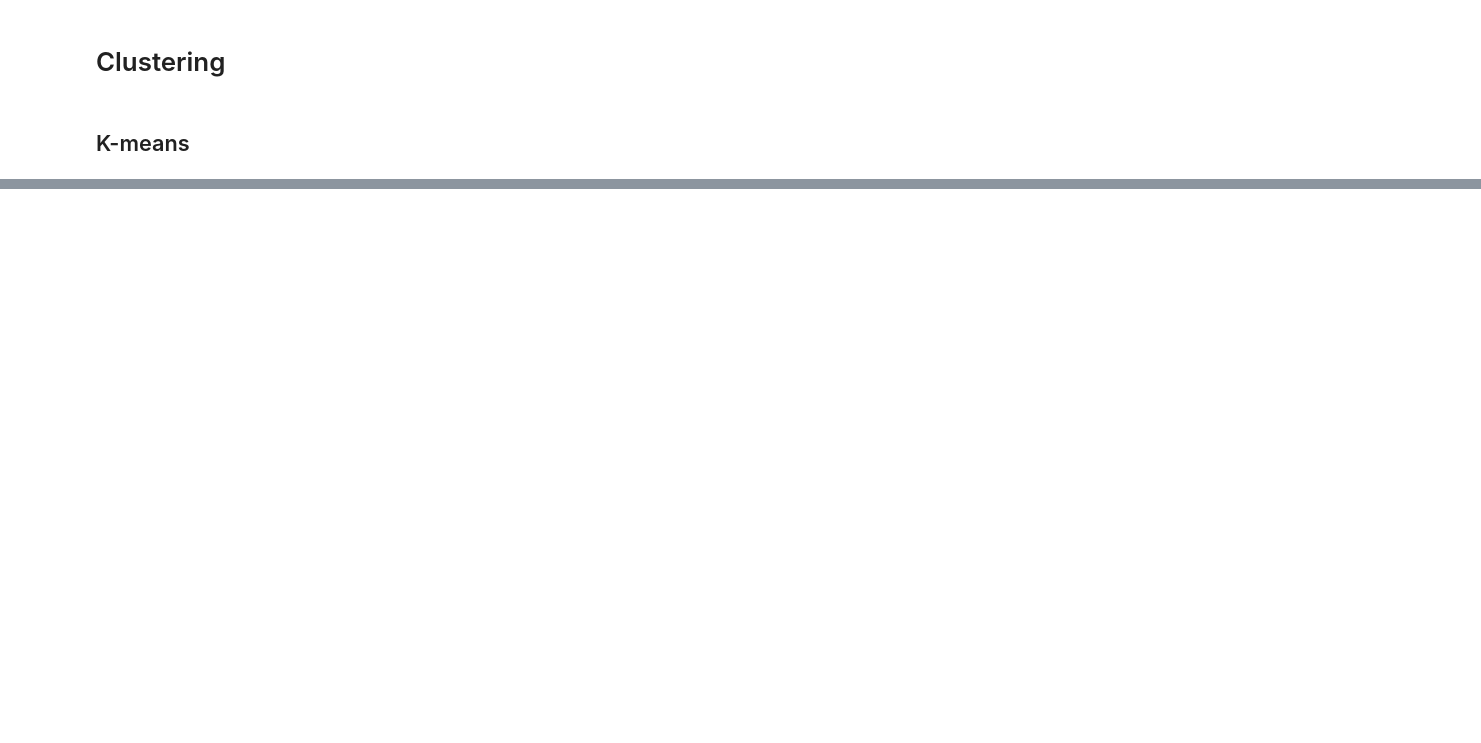
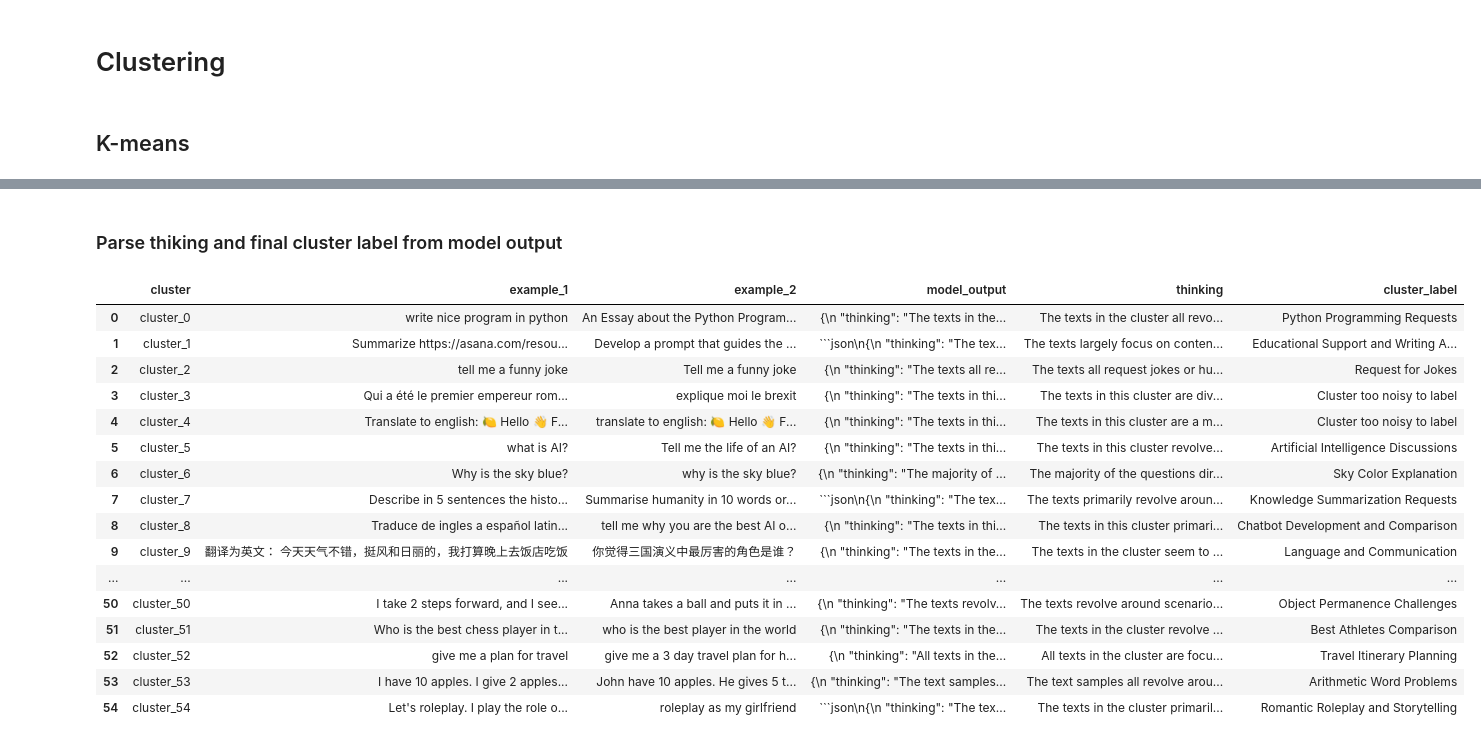
Before and after one commit to denniscodesclean/embedding-cluster-labeling, a Jupyter notebook: bert-clustering.ipynb, the cells around one changed output, grey strips where cells are left out. Drawn from its saved outputs; the diff is of its cells as text; code cells hidden in the pictures; blank space fills up the shorter version.

````diff
--- a/bert-clustering.ipynb
+++ b/bert-clustering.ipynb
@@ -94,6 +119,4 @@ find_similar_question(embeddings, unique_questions, "recommend me a camera", top
 # %%
-from sklearn.cluster import KMeans
-
-num_clusters = 15
-kmeans = KMeans(n_clusters=num_clusters, n_init=10, random_state=42)
+num_clusters = 55
+kmeans = KMeans(n_clusters=num_clusters, n_init=15, random_state=42)
 cluster_labels = kmeans.fit_predict(embeddings)
@@ -160,0 +213,6 @@ rep_records['cluster_0'][:5]
+# %%
+# prompt preview
+for key, value in list(rep_records.items())[:1]:
+    inputs=prompt.format(cluster=value)
+    print(key)
+    print(inputs)
@@ -160,0 +237,7 @@ rep_records['cluster_0'][:5]
+# %%
+from openai import OpenAI
+
+secret_label_1 = "OpenAI API Key"
+secret_value_1 = UserSecretsClient().get_secret(secret_label_1)
+
+client = OpenAI(api_key=secret_value_1)
@@ -160,0 +275,42 @@ rep_records['cluster_0'][:5]
+# %% [markdown]
+### Parse thiking and final cluster label from model output
+# %%
+import json
+import re
+
+def parse_model_output(text):
+    # remove code block markers like ```json or ```
+    cleaned_text = re.sub(r"^```(?:json)?\s*|\s*```$", "", text.strip(), flags=re.MULTILINE)
+
+    # try to parse JSON
+    try:
+        parsed = json.loads(cleaned_text)
+        thinking = parsed.get("thinking", "").strip()
+        decision = parsed.get("decision", "").strip()
+    except json.JSONDecodeError:
+        thinking = ""
+        decision = ""
+
+    return thinking, decision
+# %%
+df[['thinking','cluster_label']] = df['model_output'].apply(lambda x: pd.Series(parse_model_output(x)))
+df['cluster_size'] =
+df
+# %% [output]
+|  | cluster | example_1 | example_2 | model_output | thinking | cluster_label |
+| 0 | cluster_0 | write nice program in python | An Essay about the Python Program... | {\n "thinking": "The texts in the... | The texts in the cluster all revo... | Python Programming Requests |
+| 1 | cluster_1 | Summarize https://asana.com/resou... | Develop a prompt that guides the ... | ```json\n{\n "thinking": "The tex... | The texts largely focus on conten... | Educational Support and Writing A... |
+| 2 | cluster_2 | tell me a funny joke | Tell me a funny joke | {\n "thinking": "The texts all re... | The texts all request jokes or hu... | Request for Jokes |
+| 3 | cluster_3 | Qui a été le premier empereur rom... | explique moi le brexit | {\n "thinking": "The texts in thi... | The texts in this cluster are div... | Cluster too noisy to label |
+| 4 | cluster_4 | Translate to english: 🍋 Hello 👋 F... | translate to english: 🍋 Hello 👋 F... | {\n "thinking": "The texts in thi... | The texts in this cluster are a m... | Cluster too noisy to label |
+| 5 | cluster_5 | what is AI? | Tell me the life of an AI? | {\n "thinking": "The texts in thi... | The texts in this cluster revolve... | Artificial Intelligence Discussions |
+| 6 | cluster_6 | Why is the sky blue? | why is the sky blue? | {\n "thinking": "The majority of ... | The majority of the questions dir... | Sky Color Explanation |
+| 7 | cluster_7 | Describe in 5 sentences the histo... | Summarise humanity in 10 words or... | ```json\n{\n "thinking": "The tex... | The texts primarily revolve aroun... | Knowledge Summarization Requests |
+| 8 | cluster_8 | Traduce de ingles a español latin... | tell me why you are the best AI o... | {\n "thinking": "The texts in thi... | The texts in this cluster primari... | Chatbot Development and Comparison |
+| 9 | cluster_9 | 翻译为英文： 今天天气不错，挺风和日丽的，我打算晚上去饭店吃饭 | 你觉得三国演义中最厉害的角色是谁？ | {\n "thinking": "The texts in the... | The texts in the cluster seem to ... | Language and Communication |
+| ... | ... | ... | ... | ... | ... | ... |
+| 50 | cluster_50 | I take 2 steps forward, and I see... | Anna takes a ball and puts it in ... | {\n "thinking": "The texts revolv... | The texts revolve around scenario... | Object Permanence Challenges |
+| 51 | cluster_51 | Who is the best chess player in t... | who is the best player in the world | {\n "thinking": "The texts in the... | The texts in the cluster revolve ... | Best Athletes Comparison |
+| 52 | cluster_52 | give me a plan for travel | give me a 3 day travel plan for h... | {\n "thinking": "All texts in the... | All texts in the cluster are focu... | Travel Itinerary Planning |
+| 53 | cluster_53 | I have 10 apples. I give 2 apples... | John have 10 apples. He gives 5 t... | {\n "thinking": "The text samples... | The text samples all revolve arou... | Arithmetic Word Problems |
+| 54 | cluster_54 | Let's roleplay. I play the role o... | roleplay as my girlfriend | ```json\n{\n "thinking": "The tex... | The texts in the cluster primaril... | Romantic Roleplay and Storytelling |
````
Also changed, not shown: parts of 18 cells of this notebook, 1 other file.
